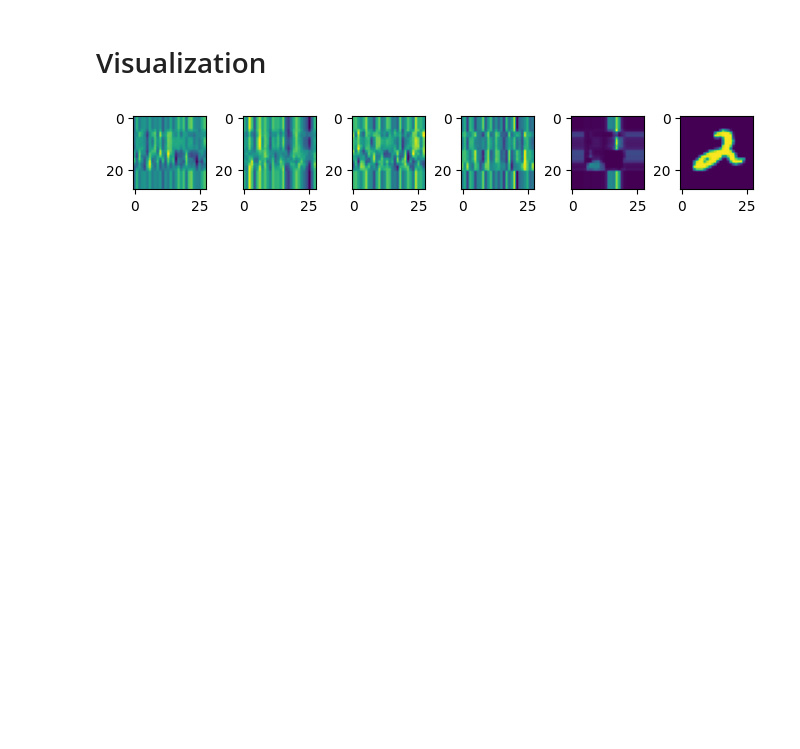
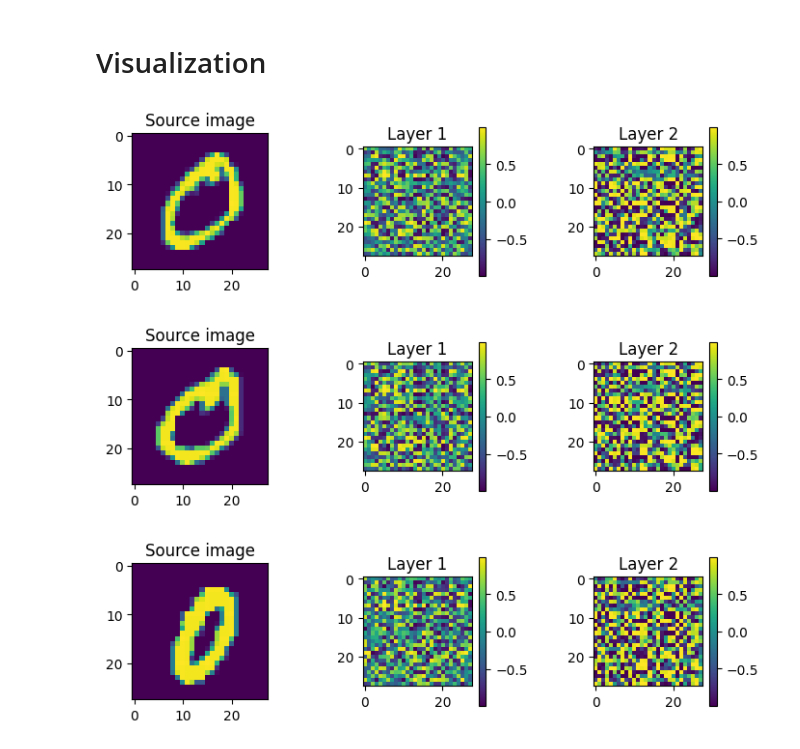
Before and after one commit to krivalcevich-egor/Recognize-Handwritten-Digits, a Jupyter notebook: src/python scripts/pffn_2lyaer_model.ipynb, the cells around one changed output. Drawn from its saved outputs; the diff is of its cells as text; code cells hidden in the pictures; blank space fills up the shorter version.

```diff
--- a/src/python scripts/pffn_2lyaer_model.ipynb
+++ b/src/python scripts/pffn_2lyaer_model.ipynb
@@ -231,28 +237,32 @@ Accuracy =  0.9811
 # %% [markdown]
 # Visualization
-# %%
-model = sa_NN(input_size,output_size, device=device)
-model.load_state_dict(torch.load('model_backup\sa_NN_epoch_1400.pth')) # map_location=torch.device('cpu')
-
-img, label = trainset[693]
-img = img.to(device)
-
-Q,K,V,Y,att_weights = model.get_matricies(img)
-
-fig, ax = plt.subplots(figsize=(8,2), nrows=1, ncols=6)
-plt.subplot(1,6,1)
-plt.imshow(Q.squeeze(0).detach().cpu())
-plt.subplot(1,6,2)
-plt.imshow(K.squeeze(0).detach().cpu())
-plt.subplot(1,6,3)
-plt.imshow(V.squeeze(0).detach().cpu())
-plt.subplot(1,6,4)
-plt.imshow(Y.squeeze(0).detach().cpu())
-plt.subplot(1,6,5)
-plt.imshow(att_weights.squeeze(0).detach().cpu())
-plt.subplot(1,6,6)
-plt.imshow(img.squeeze(0).detach().cpu())
-
-plt.subplots_adjust(wspace=0.5)
-# %% [output]
-[figure, removed]
+# %%
+model = PFNN_2l_sq(input_size,output_size, device=device)
+model.load_state_dict(torch.load(f'model_backup\pffn_28-28_epoch_{N_epoch+epochs}.pth')) # , map_location=torch.device('cpu')
+model = model.to(device)
+
+for i in [1,21,34]:
+    img, label = trainset[i]
+    img = img.to(device)
+
+    e1,e2 = model.get_embeddings(img)
+
+    fig, ax = plt.subplots(figsize=(8,2), nrows=1, ncols=3)
+    plt.subplot(1,3,1)
+    plt.imshow(img.squeeze(0).detach().cpu())
+    plt.title('Source image')
+    plt.subplot(1,3,2)
+    plt.imshow(e1.squeeze(0).detach().cpu())
+    plt.title('Layer 1')
+    plt.colorbar()
+    plt.subplot(1,3,3)
+    plt.imshow(e2.squeeze(0).detach().cpu())
+    plt.title('Layer 2')
+    plt.colorbar()
+
+
+    plt.subplots_adjust(wspace=0.7)
+# %% [output]
+[figure, added]
+[figure, added]
+[figure, added]
```
Also changed, not shown: parts of 5 cells of this notebook, 3 other files.
